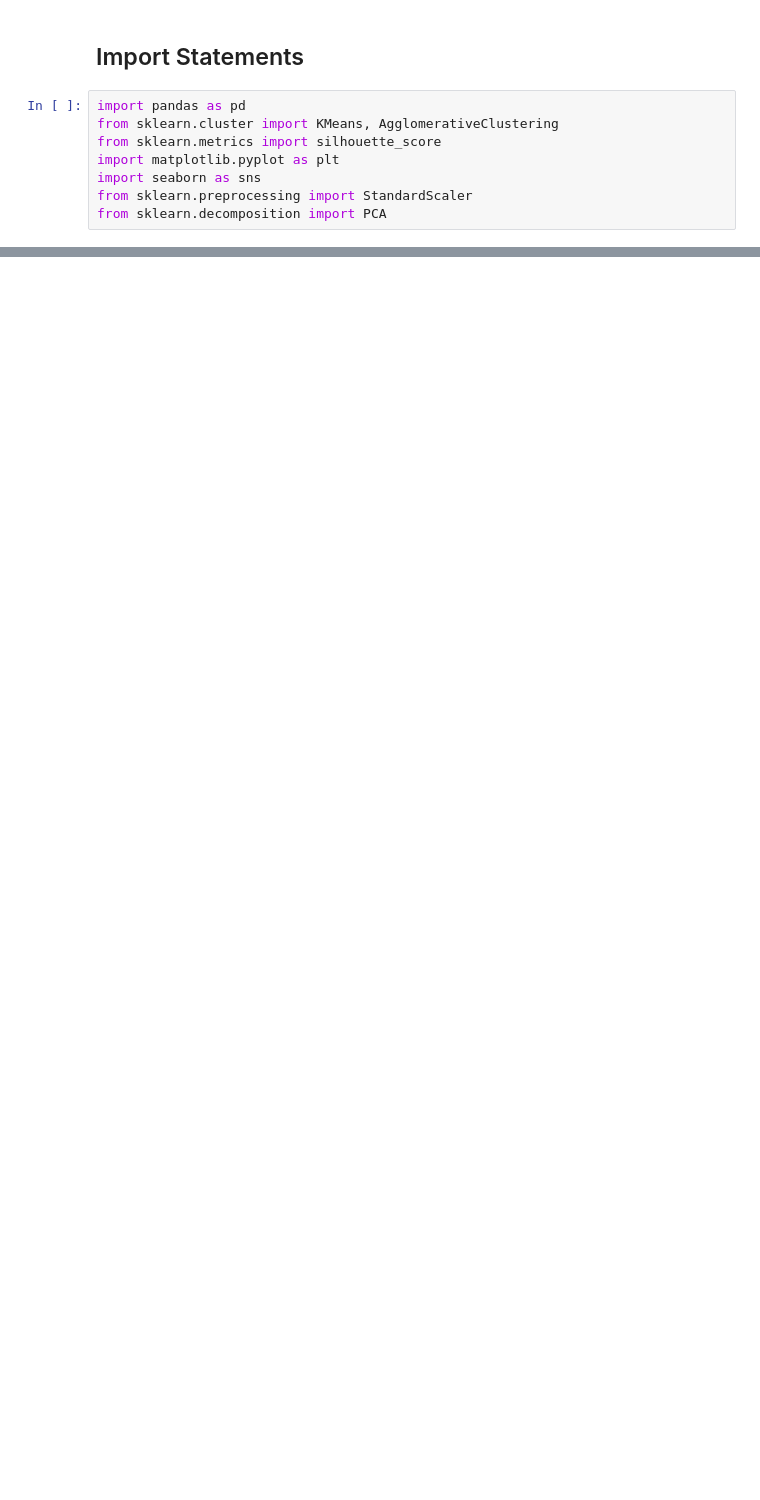
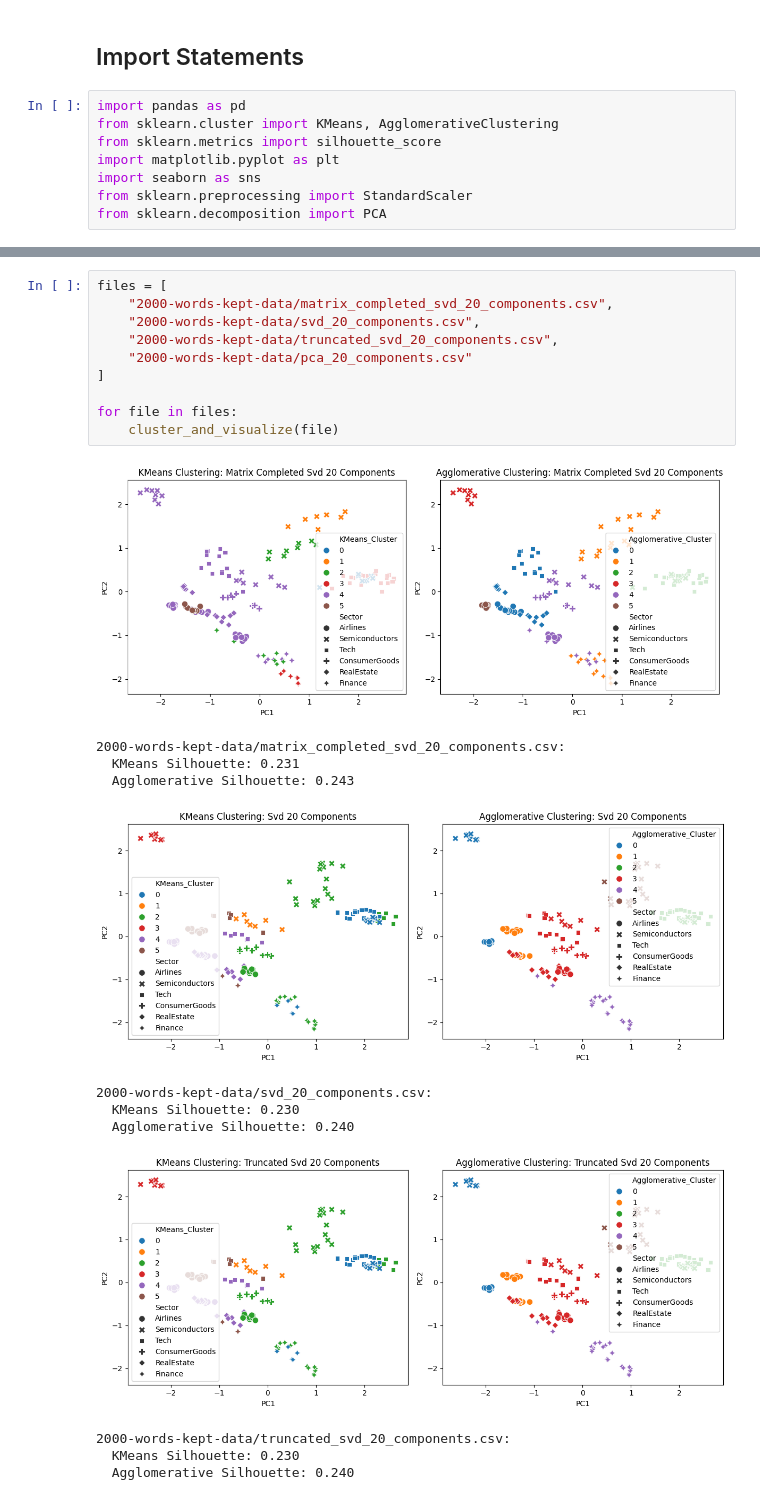
Before and after one commit to sahn1998/EarningsTranscripts-NLP, a Jupyter notebook: notebooks/transcript-2000/clustering_2000_words.ipynb, the cells around one changed output, grey strips where cells are left out. Drawn from its saved outputs; the diff is of its cells as text; blank space fills up the shorter version.

```diff
--- a/notebooks/transcript-2000/clustering_2000_words.ipynb
+++ b/notebooks/transcript-2000/clustering_2000_words.ipynb
@@ -176,0 +142,23 @@ for file in files:
+# %%
+files = [
+    "2000-words-kept-data/matrix_completed_svd_20_components.csv",
+    "2000-words-kept-data/svd_20_components.csv",
+    "2000-words-kept-data/truncated_svd_20_components.csv",
+    "2000-words-kept-data/pca_20_components.csv"
+]
+
+for file in files:
+    cluster_and_visualize(file)
+# %% [output]
+[figure, added]
+2000-words-kept-data/matrix_completed_svd_20_components.csv:
+  KMeans Silhouette: 0.231
+  Agglomerative Silhouette: 0.243
+[figure, added]
+2000-words-kept-data/svd_20_components.csv:
+  KMeans Silhouette: 0.230
+  Agglomerative Silhouette: 0.240
+[figure, added]
+2000-words-kept-data/truncated_svd_20_components.csv:
+  KMeans Silhouette: 0.230
+  Agglomerative Silhouette: 0.240
```
Also changed, not shown: parts of 8 cells of this notebook, 5 other files.
